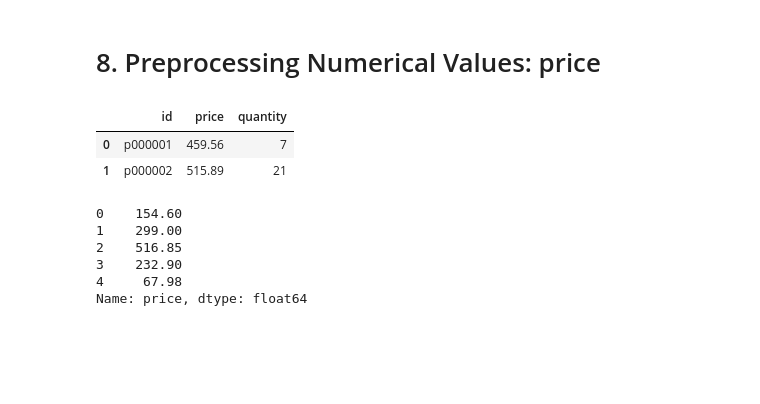
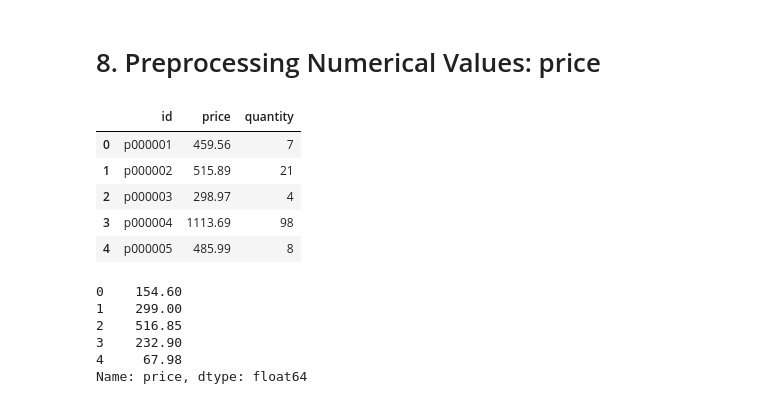
Before and after one commit to saugatapaul1010/LSTM-for-Donors, a Jupyter notebook: 2_Reference_Preprocessing.ipynb, the cells around one changed output. Drawn from its saved outputs; the diff is of its cells as text; code cells hidden in the pictures; blank space fills up the shorter version.

```diff
--- a/2_Reference_Preprocessing.ipynb
+++ b/2_Reference_Preprocessing.ipynb
@@ -461,11 +467,14 @@ printing some random reviews
 # %%
 # https://stackoverflow.com/questions/22407798/how-to-reset-a-dataframes-indexes-for-all-groups-in-one-step
 price_data = resource_data.groupby('id').agg({'price':'sum', 'quantity':'sum'}).reset_index()
-price_data.head(2)
+price_data.head()
 # %% [output]
 |  | id | price | quantity |
 | 0 | p000001 | 459.56 | 7 |
 | 1 | p000002 | 515.89 | 21 |
+| 2 | p000003 | 298.97 | 4 |
+| 3 | p000004 | 1113.69 | 98 |
+| 4 | p000005 | 485.99 | 8 |
 # %%
 # join two dataframes in python:
 project_data = pd.merge(project_data, price_data, on='id', how='left')
```
Also changed, not shown: parts of 22 cells of this notebook, 4 other files.
